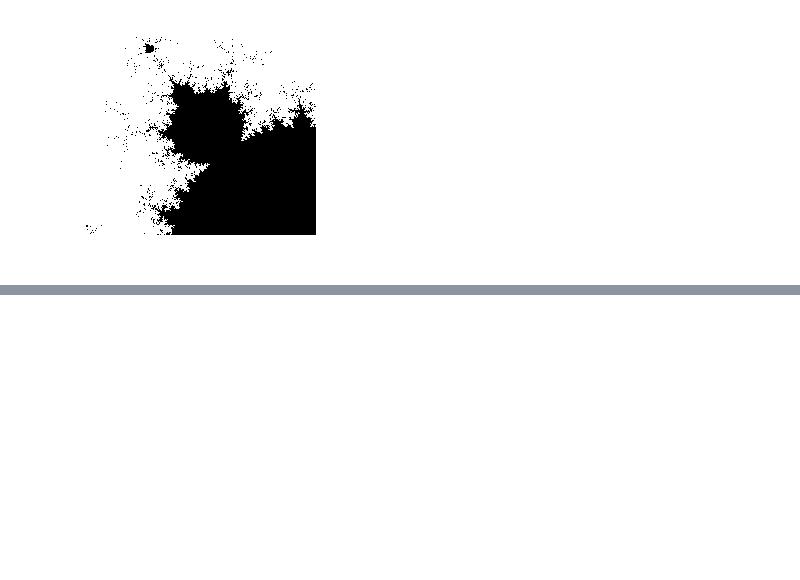
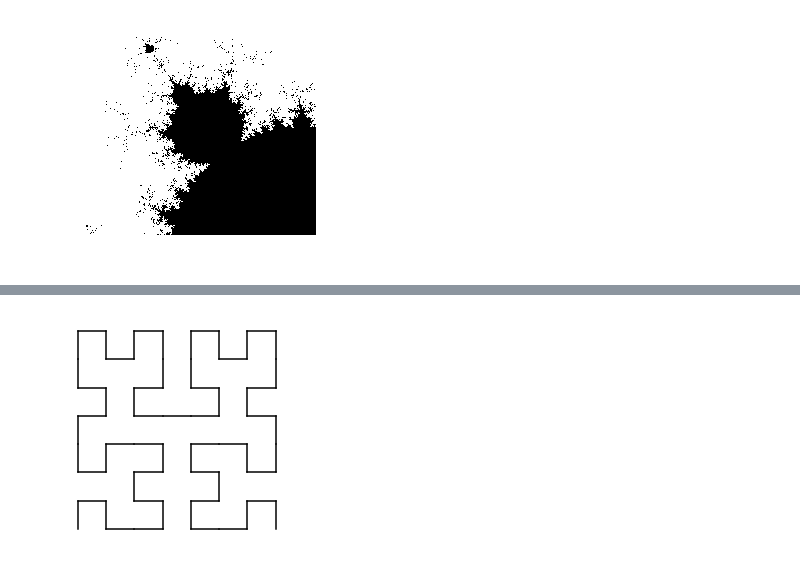
Before and after one commit to n3times/jupyter, a Jupyter notebook: Classic Fractals.ipynb, the cells around one changed output, grey strips where cells are left out. Cells and saved outputs as stored; diff of their text form; code cells hidden in the pictures; blank space fills up the shorter version.

```diff
--- a/Classic Fractals.ipynb
+++ b/Classic Fractals.ipynb
@@ -208,0 +273,4 @@ mandelbrot(-0.57, -0.50, 0.57, 0.63)
+# %%
+hilbert(2)
+# %% [output]
+[figure, added]
```
Also changed, not shown: parts of 14 cells of this notebook.
